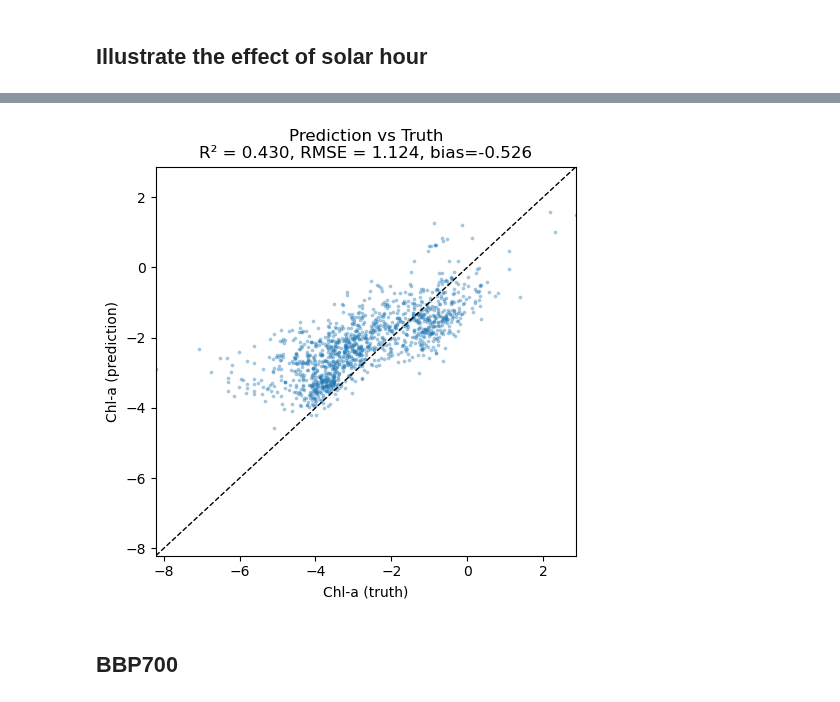
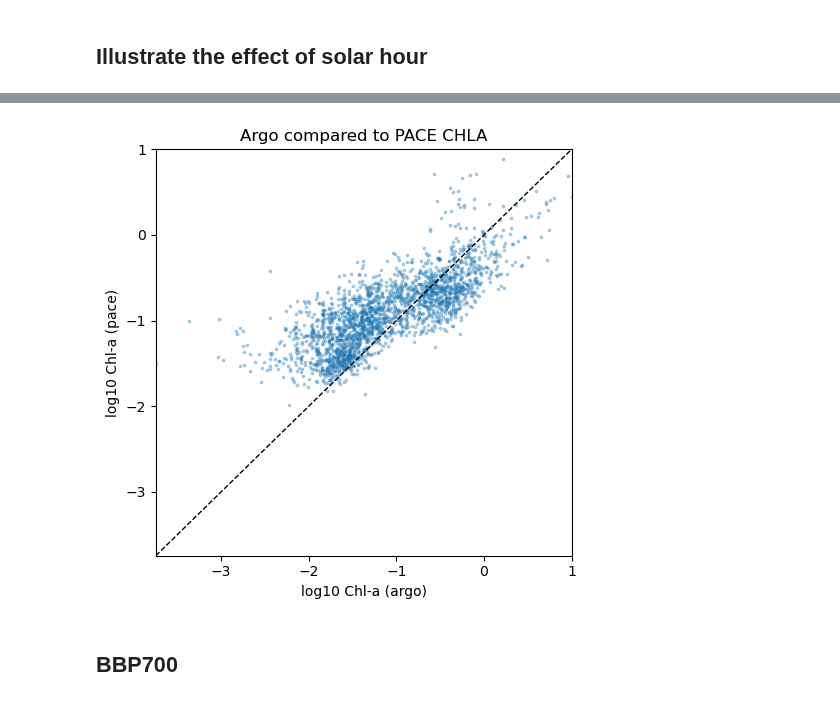
Before and after one commit to fish-pace/2025-tutorials, a Jupyter notebook: argo-matchups.ipynb, the cells around one changed output, grey strips where cells are left out. Drawn from its saved outputs; the diff is of its cells as text; code cells hidden in the pictures.

```diff
--- a/argo-matchups.ipynb
+++ b/argo-matchups.ipynb
@@ -685,53 +810,49 @@ plt.show()
 # %%
 import numpy as np
 import matplotlib.pyplot as plt
 from sklearn.metrics import r2_score, mean_squared_error
 
-df_clean = pd.read_parquet(f"tutorial_data/{var}_argo_Rss_chlor_a_Kd.parquet")
+df = pd.read_parquet("tutorial_data/CHLA_argo_profile_Rss_chlor_a_Kd.parquet")
+df_clean = df.dropna(subset=["CHLA_0_10"])
 
 # Take logs (natural log; use np.log10 if you prefer log10)
-y_true_raw = df_clean["CHLA_0_10"].values
-y_pred_raw = df_clean["pace_chlor_a"].values
-
-y_true = np.log(y_true_raw)
-y_pred = np.log(y_pred_raw)
+y_argo = df_clean["CHLA_0_10"].values
+y_pace = df_clean["pace_chlor_a"].values
 
 # Mask: positive & finite in both
 mask = (
-    np.isfinite(y_true) &
-    np.isfinite(y_pred) &
-    (y_true_raw > 0) &
-    (y_pred_raw > 0)
+    np.isfinite(y_argo) &
+    np.isfinite(y_pace) &
+    (y_argo > 0) &
+    (y_pace > 0)
 )
 
-y_true = y_true[mask]
-y_pred = y_pred[mask]
+y_argo = y_argo[mask]
+y_pace = y_pace[mask]
 
-# Compute some metrics
-r2 = r2_score(y_true, y_pred)
-rmse = np.sqrt(mean_squared_error(y_true, y_pred))
-bias = np.mean(y_true-y_pred)
+y_argo = np.log10(y_argo)
+y_pace = np.log10(y_pace)
 
 # Scatter plot
 plt.figure(figsize=(5, 5))
-plt.scatter(y_true, y_pred, s=3, alpha=0.3)
+plt.scatter(y_argo, y_pace, s=3, alpha=0.3)
 
 # 1:1 line
 lims = [
-    min(y_true.min(), y_pred.min()),
-    max(y_true.max(), y_pred.max())
+    min(y_argo.min(), y_pace.min()),
+    max(y_argo.max(), y_pace.max())
 ]
 plt.plot(lims, lims, "k--", linewidth=1)
 plt.xlim(lims)
 plt.ylim(lims)
 
-plt.xlabel("Chl-a (truth)")
-plt.ylabel("Chl-a (prediction)")
-plt.title(f"Prediction vs Truth\nR² = {r2:.3f}, RMSE = {rmse:.3f}, bias={bias:.3f}")
+plt.xlabel("log10 Chl-a (argo)")
+plt.ylabel("log10 Chl-a (pace)")
+plt.title("Argo compared to PACE CHLA")
 plt.tight_layout()
 plt.show()
 # %% [output]
-[figure, old version]
+[figure, new version]
 # %% [markdown]
 ## BBP700
 # %%
```
Also changed, not shown: parts of 16 cells of this notebook, 17 other files.
